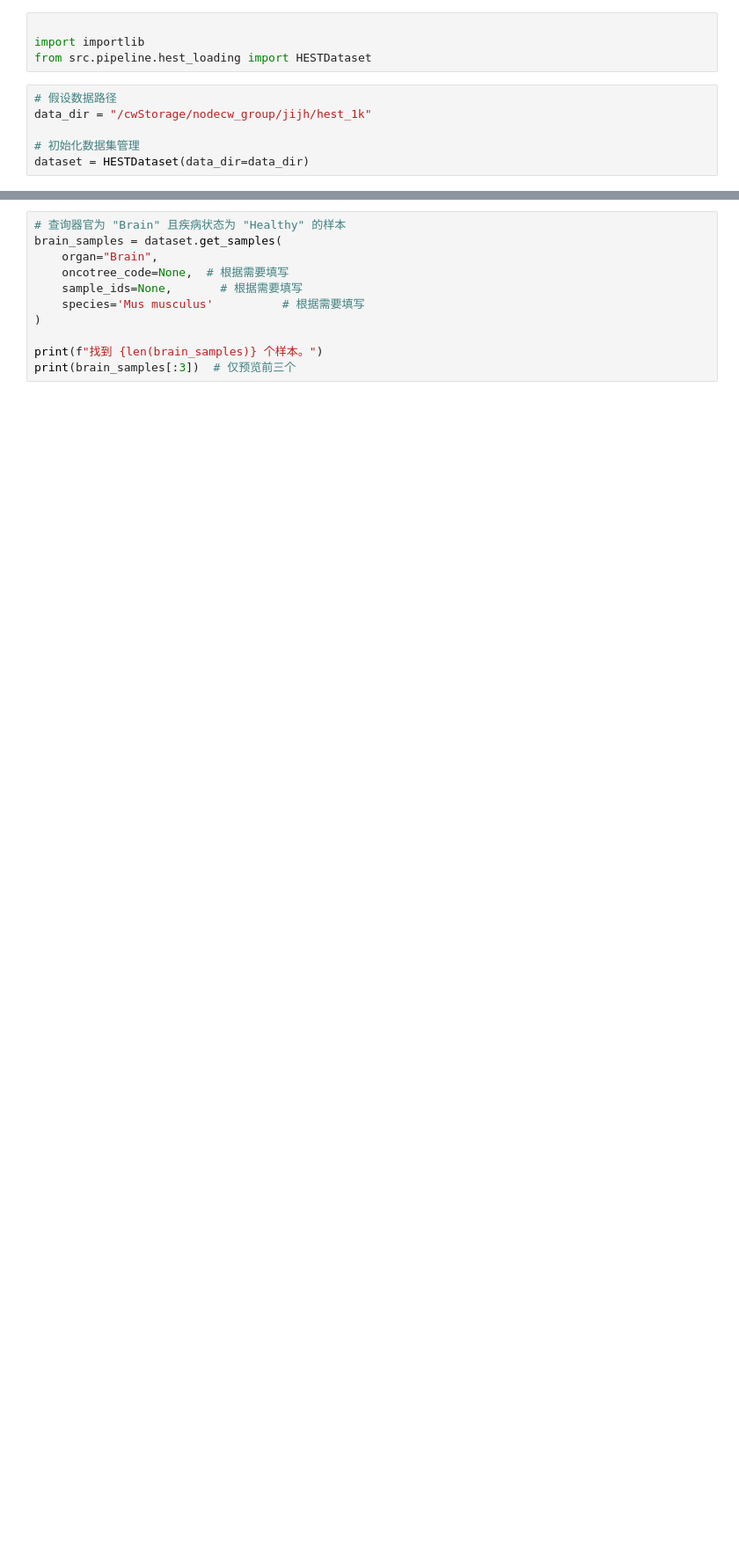
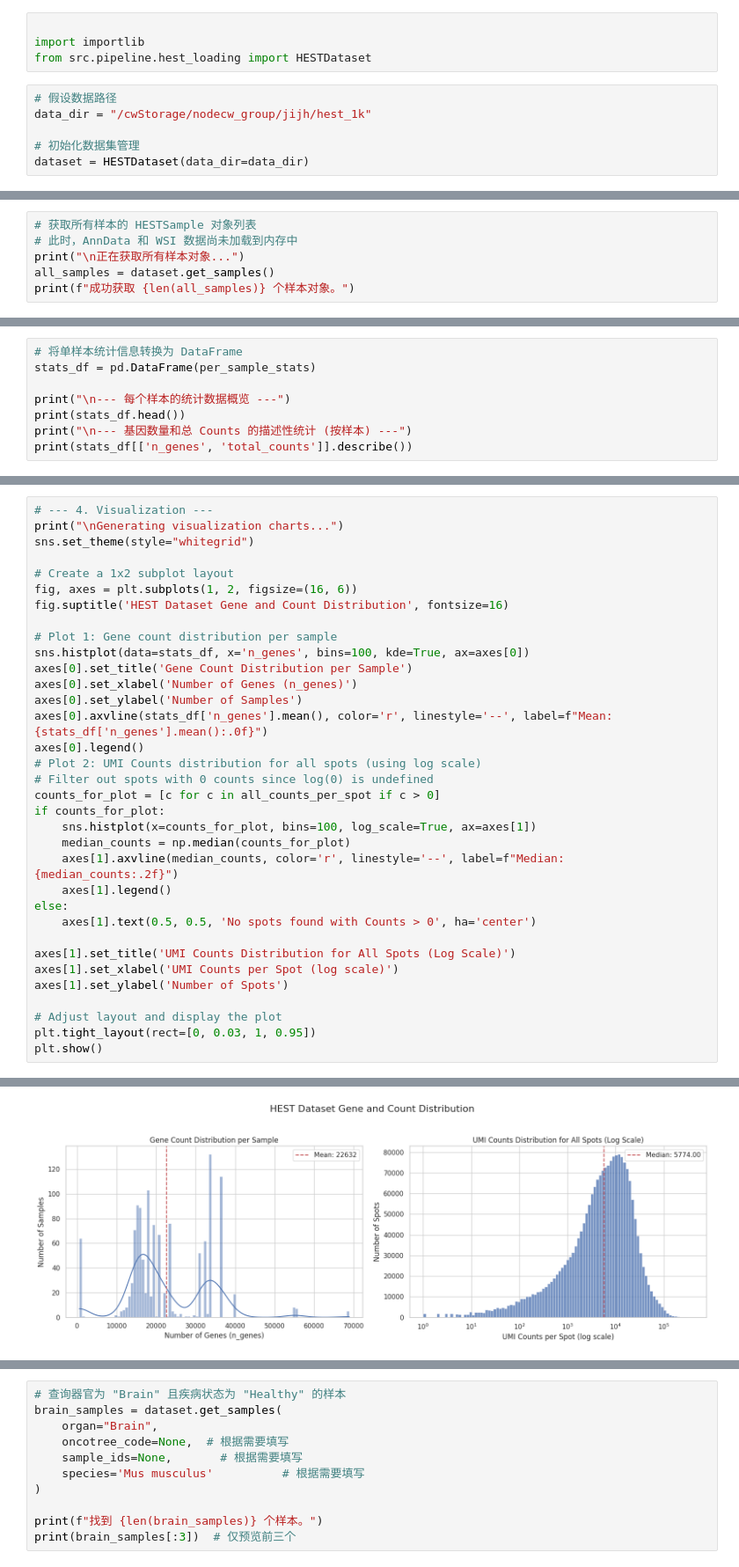
Before and after one commit to Biogod2020/ADiffusion, a Jupyter notebook: t1_data_test_view.ipynb, the cells around one changed output, grey strips where cells are left out. Shown at 88% size. Drawn from its saved outputs; the diff is of its cells as text; blank space fills up the shorter version.

```diff
--- a/t1_data_test_view.ipynb
+++ b/t1_data_test_view.ipynb
@@ -46,0 +103,6 @@ dataset.meta_df['species'].value_counts()
+# %%
+# 获取所有样本的 HESTSample 对象列表
+# 此时，AnnData 和 WSI 数据尚未加载到内存中
+print("\n正在获取所有样本对象...")
+all_samples = dataset.get_samples()
+print(f"成功获取 {len(all_samples)} 个样本对象。")
@@ -46,0 +163,8 @@ dataset.meta_df['species'].value_counts()
+# %%
+# 将单样本统计信息转换为 DataFrame
+stats_df = pd.DataFrame(per_sample_stats)
+
+print("\n--- 每个样本的统计数据概览 ---")
+print(stats_df.head())
+print("\n--- 基因数量和总 Counts 的描述性统计 (按样本) ---")
+print(stats_df[['n_genes', 'total_counts']].describe())
@@ -46,0 +190,35 @@ dataset.meta_df['species'].value_counts()
+# %%
+# --- 4. Visualization ---
+print("\nGenerating visualization charts...")
+sns.set_theme(style="whitegrid")
+
+# Create a 1x2 subplot layout
+fig, axes = plt.subplots(1, 2, figsize=(16, 6))
+fig.suptitle('HEST Dataset Gene and Count Distribution', fontsize=16)
+
+# Plot 1: Gene count distribution per sample
+sns.histplot(data=stats_df, x='n_genes', bins=100, kde=True, ax=axes[0])
+axes[0].set_title('Gene Count Distribution per Sample')
+axes[0].set_xlabel('Number of Genes (n_genes)')
+axes[0].set_ylabel('Number of Samples')
+axes[0].axvline(stats_df['n_genes'].mean(), color='r', linestyle='--', label=f"Mean: {stats_df['n_genes'].mean():.0f}")
+axes[0].legend()
+# Plot 2: UMI Counts distribution for all spots (using log scale)
+# Filter out spots with 0 counts since log(0) is undefined
+counts_for_plot = [c for c in all_counts_per_spot if c > 0]
+if counts_for_plot:
+    sns.histplot(x=counts_for_plot, bins=100, log_scale=True, ax=axes[1])
+    median_counts = np.median(counts_for_plot)
+    axes[1].axvline(median_counts, color='r', linestyle='--', label=f"Median: {median_counts:.2f}")
+    axes[1].legend()
+else:
+    axes[1].text(0.5, 0.5, 'No spots found with Counts > 0', ha='center')
+
+axes[1].set_title('UMI Counts Distribution for All Spots (Log Scale)')
+axes[1].set_xlabel('UMI Counts per Spot (log scale)')
+axes[1].set_ylabel('Number of Spots')
+
+# Adjust layout and display the plot
+plt.tight_layout(rect=[0, 0.03, 1, 0.95])
+plt.show()
+# %% [output]
@@ -46,0 +226 @@ dataset.meta_df['species'].value_counts()
+[figure, added]
```
Also changed, not shown: parts of 16 cells of this notebook, 1 other file.
